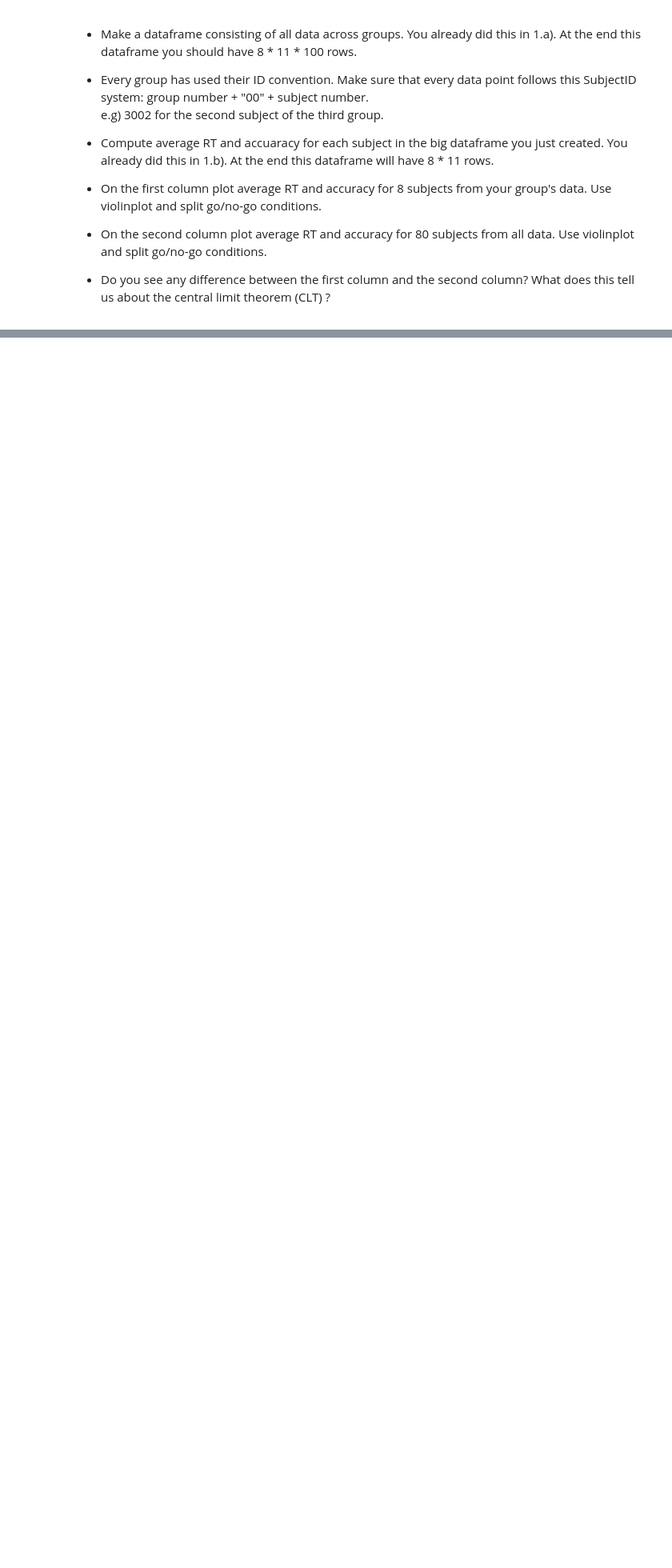
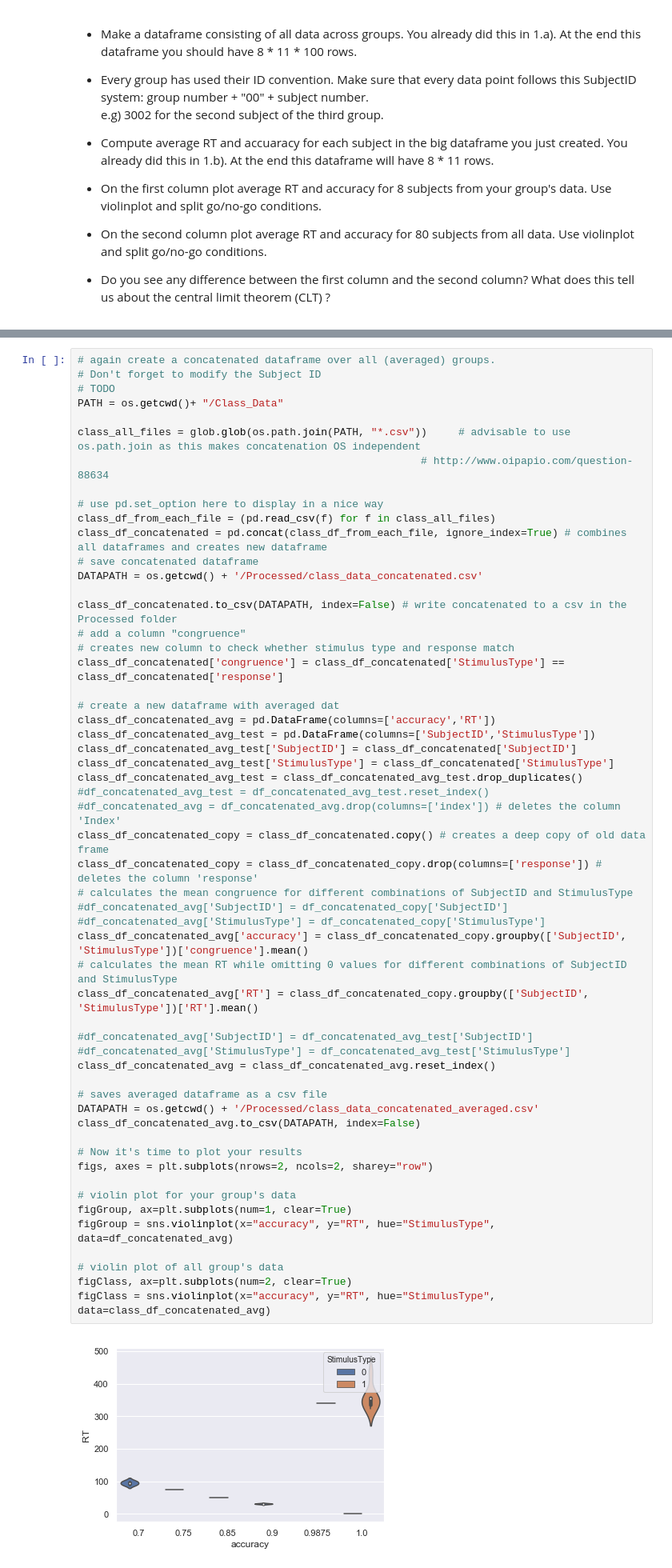
Before and after one commit to NBP-ACC/week-4-acc_8, a Jupyter notebook: sheet02.ipynb, the cells around one changed output, grey strips where cells are left out. Shown: that part at 80% size. Cells and saved outputs as stored; diff of their text form; blank space fills up the shorter version.

```diff
--- a/sheet02.ipynb
+++ b/sheet02.ipynb
@@ -187,0 +180,57 @@ figs, axes = plt.subplots(nrows=2, ncols=2, sharey="row")
+# %%
+# again create a concatenated dataframe over all (averaged) groups.
+# Don't forget to modify the Subject ID
+# TODO
+PATH = os.getcwd()+ "/Class_Data"
+
+class_all_files = glob.glob(os.path.join(PATH, "*.csv"))     # advisable to use os.path.join as this makes concatenation OS independent
+                                                       # http://www.oipapio.com/question-88634
+
+# use pd.set_option here to display in a nice way
+class_df_from_each_file = (pd.read_csv(f) for f in class_all_files)
+class_df_concatenated = pd.concat(class_df_from_each_file, ignore_index=True) # combines all dataframes and creates new dataframe
+# save concatenated dataframe
+DATAPATH = os.getcwd() + '/Processed/class_data_concatenated.csv'
+
+class_df_concatenated.to_csv(DATAPATH, index=False) # write concatenated to a csv in the Processed folder
+# add a column "congruence"
+# creates new column to check whether stimulus type and response match
+class_df_concatenated['congruence'] = class_df_concatenated['StimulusType'] == class_df_concatenated['response']
+
+# create a new dataframe with averaged dat
+class_df_concatenated_avg = pd.DataFrame(columns=['accuracy','RT'])
+class_df_concatenated_avg_test = pd.DataFrame(columns=['SubjectID','StimulusType'])
+class_df_concatenated_avg_test['SubjectID'] = class_df_concatenated['SubjectID']
+class_df_concatenated_avg_test['StimulusType'] = class_df_concatenated['StimulusType']
+class_df_concatenated_avg_test = class_df_concatenated_avg_test.drop_duplicates()
+#df_concatenated_avg_test = df_concatenated_avg_test.reset_index()
+#df_concatenated_avg = df_concatenated_avg.drop(columns=['index']) # deletes the column 'Index'
+class_df_concatenated_copy = class_df_concatenated.copy() # creates a deep copy of old data frame
+class_df_concatenated_copy = class_df_concatenated_copy.drop(columns=['response']) # deletes the column 'response'
+# calculates the mean congruence for different combinations of SubjectID and StimulusType
+#df_concatenated_avg['SubjectID'] = df_concatenated_copy['SubjectID']
+#df_concatenated_avg['StimulusType'] = df_concatenated_copy['StimulusType']
+class_df_concatenated_avg['accuracy'] = class_df_concatenated_copy.groupby(['SubjectID', 'StimulusType'])['congruence'].mean()
+# calculates the mean RT while omitting 0 values for different combinations of SubjectID and StimulusType
+class_df_concatenated_avg['RT'] = class_df_concatenated_copy.groupby(['SubjectID', 'StimulusType'])['RT'].mean()
+
+#df_concatenated_avg['SubjectID'] = df_concatenated_avg_test['SubjectID']
+#df_concatenated_avg['StimulusType'] = df_concatenated_avg_test['StimulusType']
+class_df_concatenated_avg = class_df_concatenated_avg.reset_index()
+
+# saves averaged dataframe as a csv file
+DATAPATH = os.getcwd() + '/Processed/class_data_concatenated_averaged.csv'
+class_df_concatenated_avg.to_csv(DATAPATH, index=False)
+
+# Now it's time to plot your results
+figs, axes = plt.subplots(nrows=2, ncols=2, sharey="row")
+
+# violin plot for your group's data
+figGroup, ax=plt.subplots(num=1, clear=True)
+figGroup = sns.violinplot(x="accuracy", y="RT", hue="StimulusType", data=df_concatenated_avg)
+
+# violin plot of all group's data
+figClass, ax=plt.subplots(num=2, clear=True)
+figClass = sns.violinplot(x="accuracy", y="RT", hue="StimulusType", data=class_df_concatenated_avg)
+# %% [output]
+[figure, added]
```
Also changed, not shown: parts of 8 cells of this notebook.
